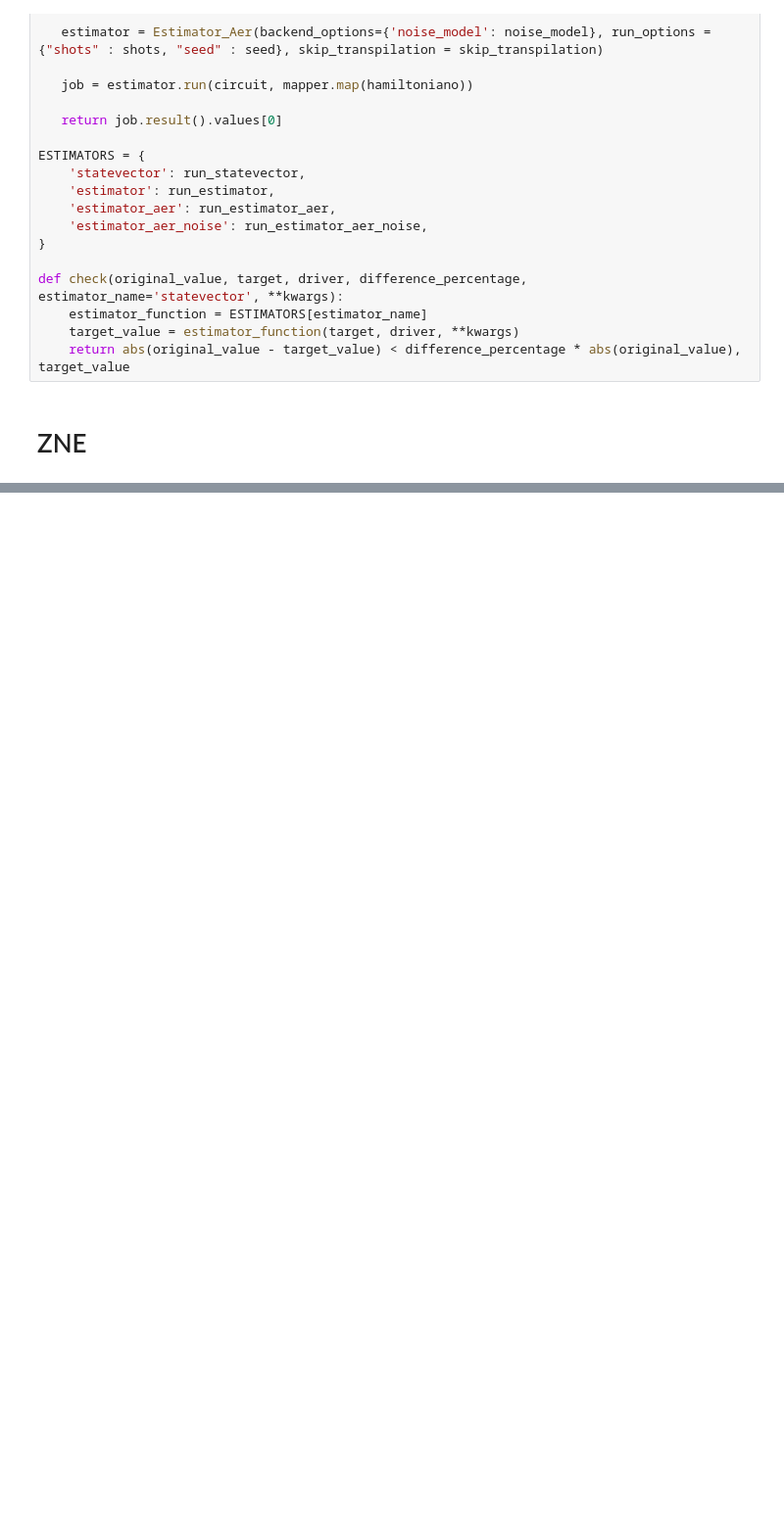
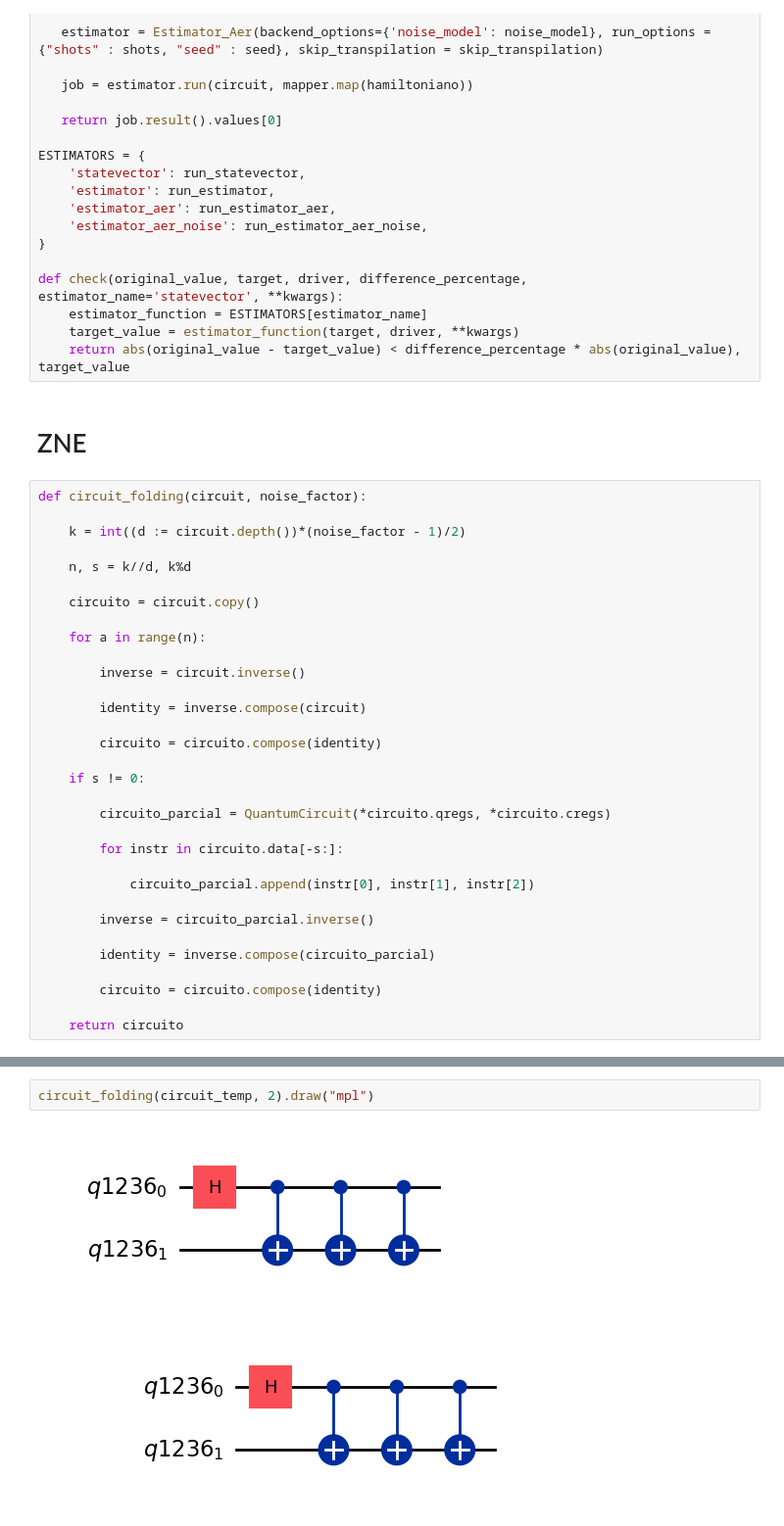
Before and after one commit to Gtortoretto/Quantum-Computing, a Jupyter notebook: AWS/Gabriel/GroundState6 - ZNE/main.ipynb, the cells around one changed output, grey strips where cells are left out. Shown at 98% size. Saved outputs shown, nothing was run; the diff lists cells and outputs as text; blank space fills up the shorter version.

```diff
--- a/AWS/Gabriel/GroundState6 - ZNE/main.ipynb
+++ b/AWS/Gabriel/GroundState6 - ZNE/main.ipynb
@@ -332,3 +337,35 @@ def check(original_value, target, driver, difference_percentage, estimator_name=
     return abs(original_value - target_value) < difference_percentage * abs(original_value), target_value
 # %% [markdown]
 # ZNE
+# %%
+def circuit_folding(circuit, noise_factor):
+
+    k = int((d := circuit.depth())*(noise_factor - 1)/2)
+
+    n, s = k//d, k%d
+
+    circuito = circuit.copy()
+
+    for a in range(n):
+
+        inverse = circuit.inverse()
+
+        identity = inverse.compose(circuit)
+
+        circuito = circuito.compose(identity)
+
+    if s != 0:
+
+        circuito_parcial = QuantumCircuit(*circuito.qregs, *circuito.cregs)
+
+        for instr in circuito.data[-s:]:
+
+            circuito_parcial.append(instr[0], instr[1], instr[2])
+
+        inverse = circuito_parcial.inverse()
+
+        identity = inverse.compose(circuito_parcial)
+
+        circuito = circuito.compose(identity)
+
+    return circuito
@@ -334,0 +382,5 @@ def check(original_value, target, driver, difference_percentage, estimator_name=
+# %%
+circuit_folding(circuit_temp, 2).draw("mpl")
+# %% [output]
+[figure, added]
+[figure, added]
```
Also changed, not shown: parts of 6 cells of this notebook, 13 other files.
